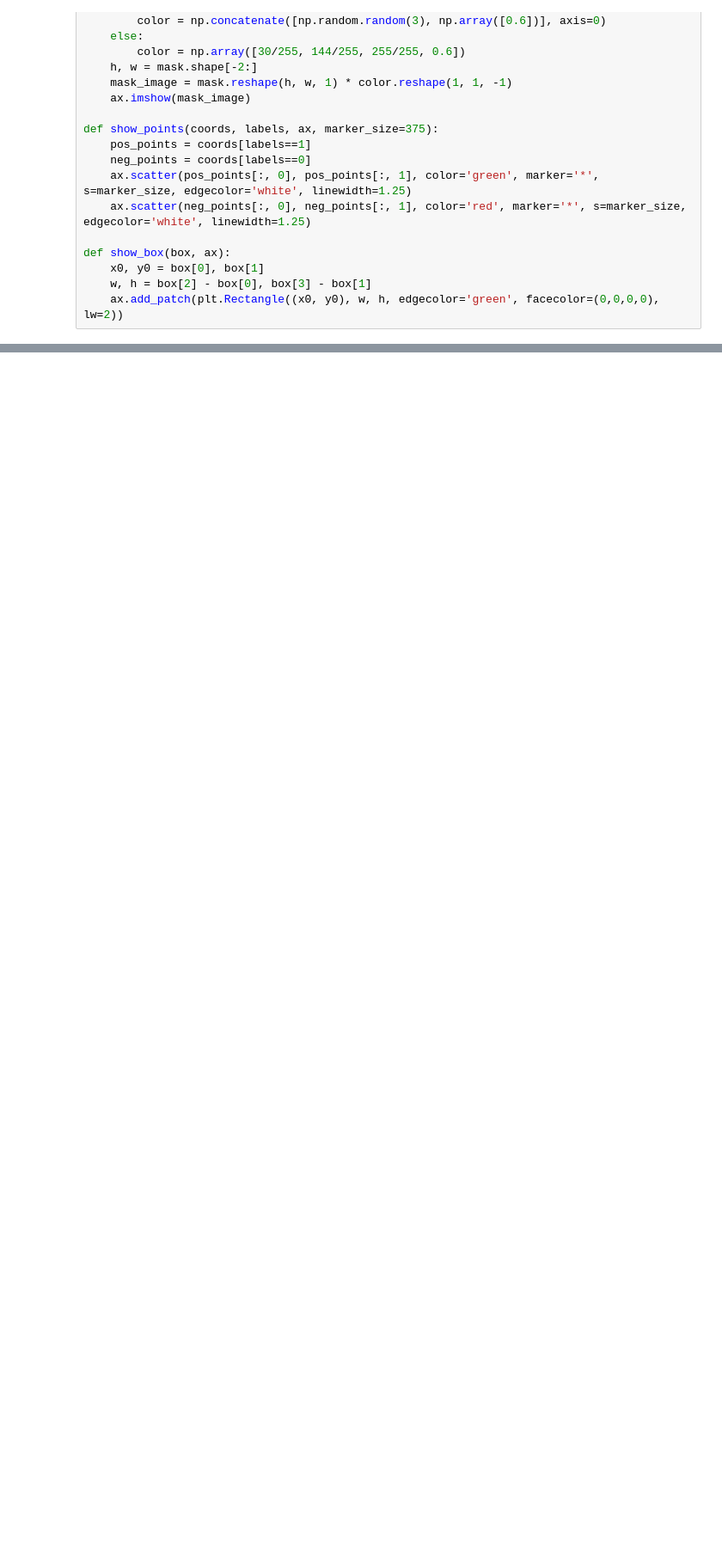
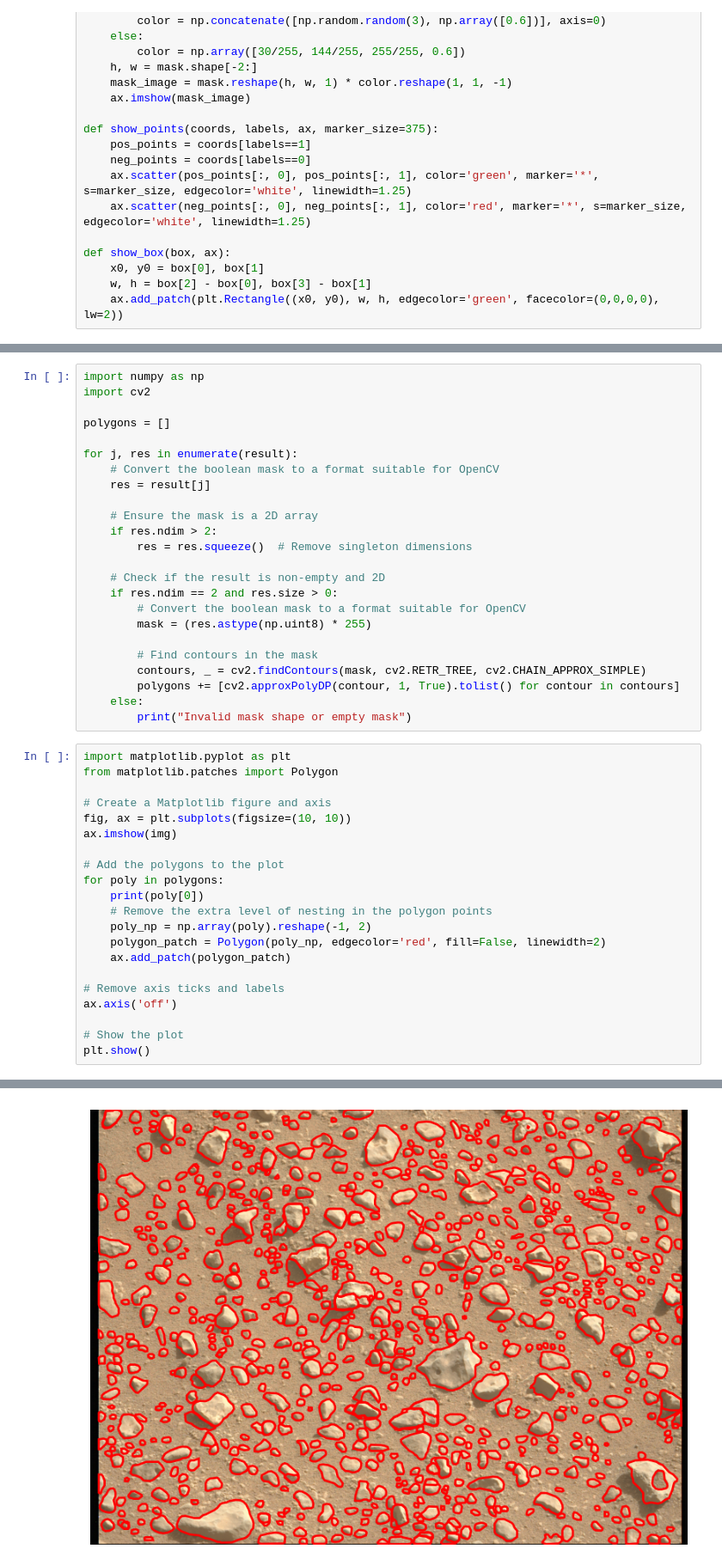
Before and after one commit to strongs20/segment-anything, a Jupyter notebook: notebooks/seg_prompter.ipynb, the cells around one changed output, grey strips where cells are left out. Shown at 86% size. Saved outputs shown, nothing was run; the diff lists cells and outputs as text; blank space fills up the shorter version.

```diff
--- a/notebooks/seg_prompter.ipynb
+++ b/notebooks/seg_prompter.ipynb
@@ -128,0 +148,46 @@ plt.show()
+# %%
+import numpy as np
+import cv2
+
+polygons = []
+
+for j, res in enumerate(result):
+    # Convert the boolean mask to a format suitable for OpenCV
+    res = result[j]
+
+    # Ensure the mask is a 2D array
+    if res.ndim > 2:
+        res = res.squeeze()  # Remove singleton dimensions
+
+    # Check if the result is non-empty and 2D
+    if res.ndim == 2 and res.size > 0:
+        # Convert the boolean mask to a format suitable for OpenCV
+        mask = (res.astype(np.uint8) * 255)
+
+        # Find contours in the mask
+        contours, _ = cv2.findContours(mask, cv2.RETR_TREE, cv2.CHAIN_APPROX_SIMPLE)
+        polygons += [cv2.approxPolyDP(contour, 1, True).tolist() for contour in contours]
+    else:
+        print("Invalid mask shape or empty mask")
+# %%
+import matplotlib.pyplot as plt
+from matplotlib.patches import Polygon
+
+# Create a Matplotlib figure and axis
+fig, ax = plt.subplots(figsize=(10, 10))
+ax.imshow(img)
+
+# Add the polygons to the plot
+for poly in polygons:
+    print(poly[0])
+    # Remove the extra level of nesting in the polygon points
+    poly_np = np.array(poly).reshape(-1, 2)
+    polygon_patch = Polygon(poly_np, edgecolor='red', fill=False, linewidth=2)
+    ax.add_patch(polygon_patch)
+
+# Remove axis ticks and labels
+ax.axis('off')
+
+# Show the plot
+plt.show()
+# %% [output]
@@ -128,0 +211 @@ plt.show()
+[figure, added]
```
Also changed, not shown: parts of 17 cells of this notebook, 5 other files.
